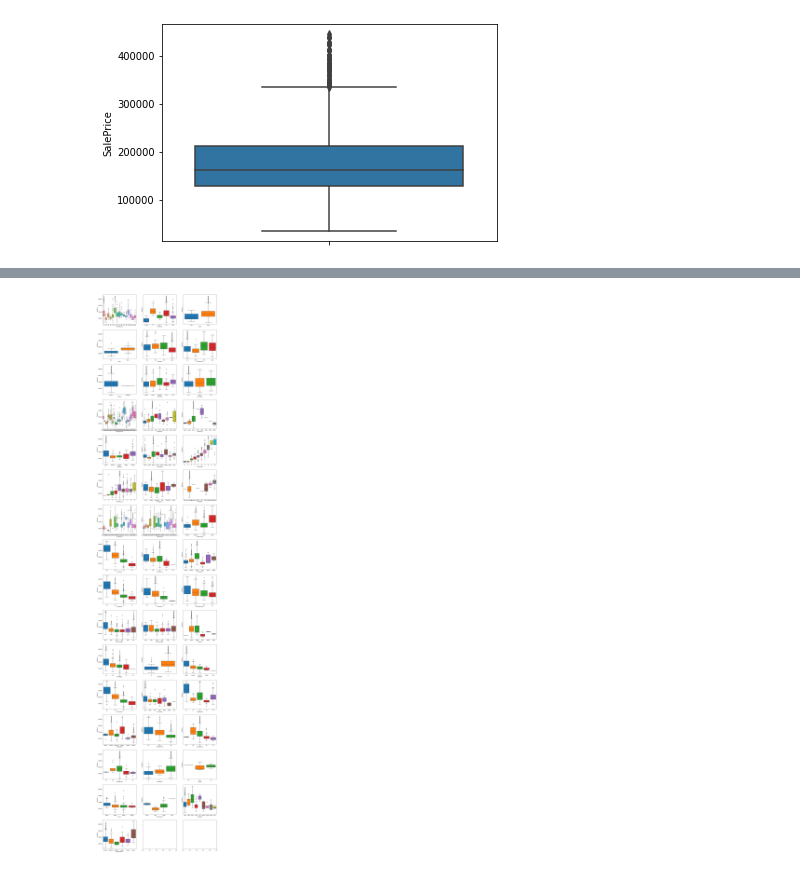
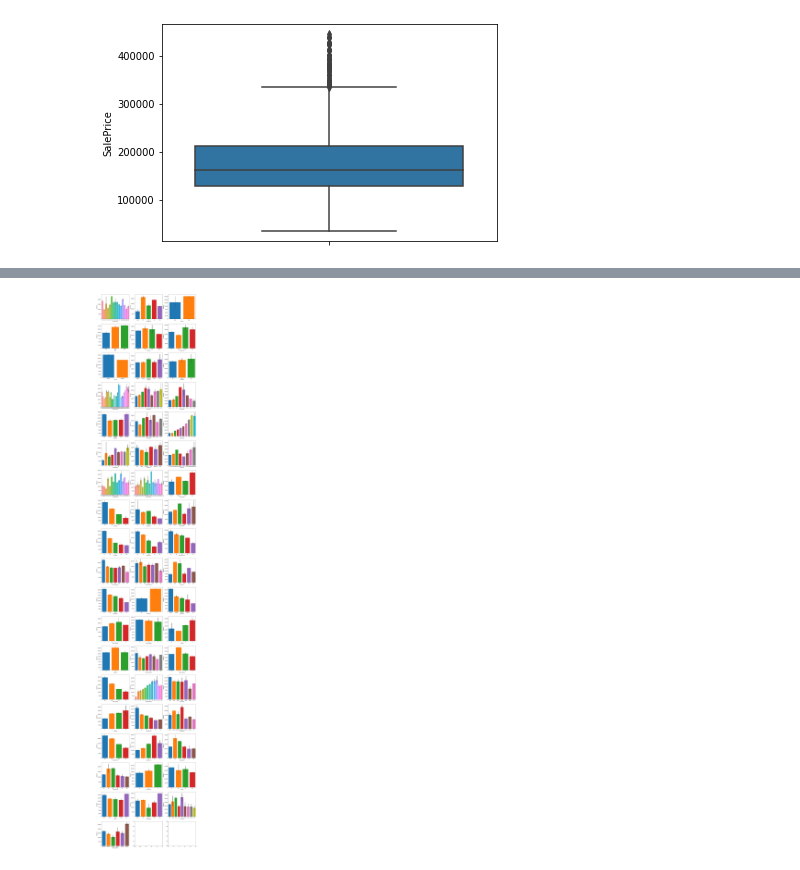
Before and after one commit to sidhantagar/Kaggle-House-Prices, a Jupyter notebook: house-prices.ipynb, the cells around one changed output, grey strips where cells are left out. Drawn from its saved outputs; the diff is of its cells as text; code cells hidden in the pictures.

```diff
--- a/house-prices.ipynb
+++ b/house-prices.ipynb
@@ -109,11 +126,15 @@ Index(['Id', 'MSSubClass', 'MSZoning', 'LotFrontage', 'LotArea', 'Street',
        'SaleCondition', 'SalePrice'],
       dtype='object')
 # %%
-list_cat = ['MSSubClass','MSZoning','Street','Alley', 'LotShape', 'LandContour','Utilities', 'LotConfig','LandSlope', 'Neighborhood','Condition1', 'Condition2',
-     'BldgType','HouseStyle', 'OverallQual','OverallCond','RoofStyle', 'RoofMatl', 'Exterior1st','Exterior2nd', 'MasVnrType','ExterQual',
-     'ExterCond', 'Foundation', 'BsmtQual','BsmtCond','BsmtExposure','BsmtFinType1','BsmtFinType2','Heating','HeatingQC', 'CentralAir', 'Electrical',
-     'KitchenQual','Functional','FireplaceQu','GarageType','GarageFinish','GarageQual','GarageCond', 'PavedDrive','PoolQC','Fence', 'MiscFeature',
-     'SaleType','SaleCondition']
-for i in list_cat:
-    print(file.groupby(i).mean().index)
+list_cat = ['MSSubClass','MSZoning','Street','Alley', 'LotShape', 'LandContour','Utilities', 'LotConfig','LandSlope', 'Neighborhood','Condition1',
+            'Condition2','BldgType','HouseStyle', 'OverallQual','OverallCond','RoofStyle', 'RoofMatl', 'Exterior1st','Exterior2nd', 'MasVnrType',
+            'ExterQual','ExterCond', 'Foundation', 'BsmtQual','BsmtCond','BsmtExposure','BsmtFinType1','BsmtFinType2','Heating','HeatingQC',
+            'CentralAir', 'Electrical','BsmtFullBath','BsmtHalfBath', 'FullBath','HalfBath','BedroomAbvGr', 'KitchenAbvGr','KitchenQual',
+            'TotRmsAbvGrd','Functional','Fireplaces','FireplaceQu','GarageType','GarageFinish','GarageCars', 'GarageQual','GarageCond',
+            'PavedDrive','PoolQC','Fence', 'MiscFeature','SaleType','SaleCondition']
+list_cont = ['LotFrontage', 'LotArea', 'YearBuilt', 'YearRemodAdd','MasVnrArea','BsmtFinSF1','BsmtFinSF2','BsmtUnfSF','TotalBsmtSF','1stFlrSF',
+             '2ndFlrSF', 'LowQualFinSF', 'GrLivArea','GarageYrBlt','GarageArea','WoodDeckSF', 'OpenPorchSF','EnclosedPorch', '3SsnPorch',
+             'ScreenPorch', 'PoolArea','MiscVal', 'MoSold', 'YrSold',]
+print('No. of columns with categorical data values are : '+str(len(list_cat)))
+print('No. of columns with continuous data values are : '+str(len(list_cont)))
 # %% [output]
@@ -141,33 +147,36 @@ for i in list_cat :
     for j in file.groupby(i).mean().index:
         a.append(j)
     dic[i] = a
+dic['Alley'] = ['Grvl','Pave','NA']
 dic['LandContour'] = ['Lvl','Bnk', 'HLS', 'Low']
 dic['LotConfig'] = ['Inside','Corner', 'CulDSac', 'FR2', 'FR3']
 dic['ExterQual'] = ['Ex', 'Gd', 'TA', 'Fa']
 dic['ExterCond'] = ['Ex','Gd', 'TA','Fa','Po']
-dic['BsmtQual'] = ['Ex', 'Gd', 'TA', 'Fa']
-dic['BsmtCond'] = ['Gd', 'TA', 'Fa','Po']
-dic['BsmtExposure'] = ['Gd','Av', 'Mn', 'No']
-dic['BsmtFinType1'] = ['GLQ','ALQ', 'BLQ','Rec', 'LwQ', 'Unf']
-dic['BsmtFinType2'] = ['GLQ','ALQ', 'BLQ','Rec', 'LwQ', 'Unf']
+dic['BsmtQual'] = ['Ex', 'Gd', 'TA', 'Fa','NA']
+dic['BsmtCond'] = ['Gd', 'TA', 'Fa','Po','NA']
+dic['BsmtExposure'] = ['Gd','Av', 'Mn', 'No','NA']
+dic['BsmtFinType1'] = ['GLQ','ALQ', 'BLQ','Rec', 'LwQ', 'Unf','NA']
+dic['BsmtFinType2'] = ['GLQ','ALQ', 'BLQ','Rec', 'LwQ', 'Unf','NA']
 dic['HeatingQC'] = ['Ex','Gd', 'TA','Fa','Po']
 dic['Electrical'] = ['SBrkr','FuseA', 'FuseF', 'FuseP', 'Mix']
 dic['KitchenQual'] = ['Ex','Gd', 'TA','Fa']
 dic['Functional']=['Typ','Min1', 'Min2', 'Mod','Maj1', 'Maj2', 'Sev']
-dic['GarageQual'] =['Ex','Gd', 'TA','Fa','Po']
-dic['GarageCond'] =['Ex','Gd', 'TA','Fa','Po']
-dic['PoolQC'] = ['Ex','Gd','Fa']
-dic['Fence'] = ['GdPrv','MnPrv','GdWo', 'MnWw']
+dic['FireplaceQu'] = ['Ex','Gd', 'TA','Fa','Po','NA']
+dic['GarageQual'] =['Ex','Gd', 'TA','Fa','Po','NA']
+dic['GarageCond'] =['Ex','Gd', 'TA','Fa','Po','NA']
+dic['GarageFinish'] = ['Fin','RFn','Unf','NA']
+dic['PoolQC'] = ['Ex','Gd','Fa','NA']
+dic['Fence'] = ['GdPrv','MnPrv','GdWo', 'MnWw','NA']
 dic['SaleType'] = ['WD','CWD','New','COD', 'Con','ConLw', 'ConLI','ConLD','Oth', ]
 dic['SaleCondition'] = ['Normal','Abnorml', 'AdjLand', 'Alloca', 'Family','Partial']
 # %%
 y = 'SalePrice'
 n = 3
-s=20
-f,axes = plt.subplots(5*n+1,n,figsize = (s,5*s),sharey=True)
+s= 20
+f,axes = plt.subplots(19,n,figsize = (s,6*s))
 counter = 0
 for i in list_cat:
-    sns.boxplot(x = i , y = y , data  = file,order= dic[i], ax = axes[counter//n][counter%n],saturation = 1)
+    sns.barplot(x = i , y = y , data  = file,order= dic[i], ax = axes[counter//n][counter%n],saturation = 1)
     counter+=1
 # %% [output]
-[figure, old version]
+[figure, new version]
```
Also changed, not shown: parts of 21 cells of this notebook.
